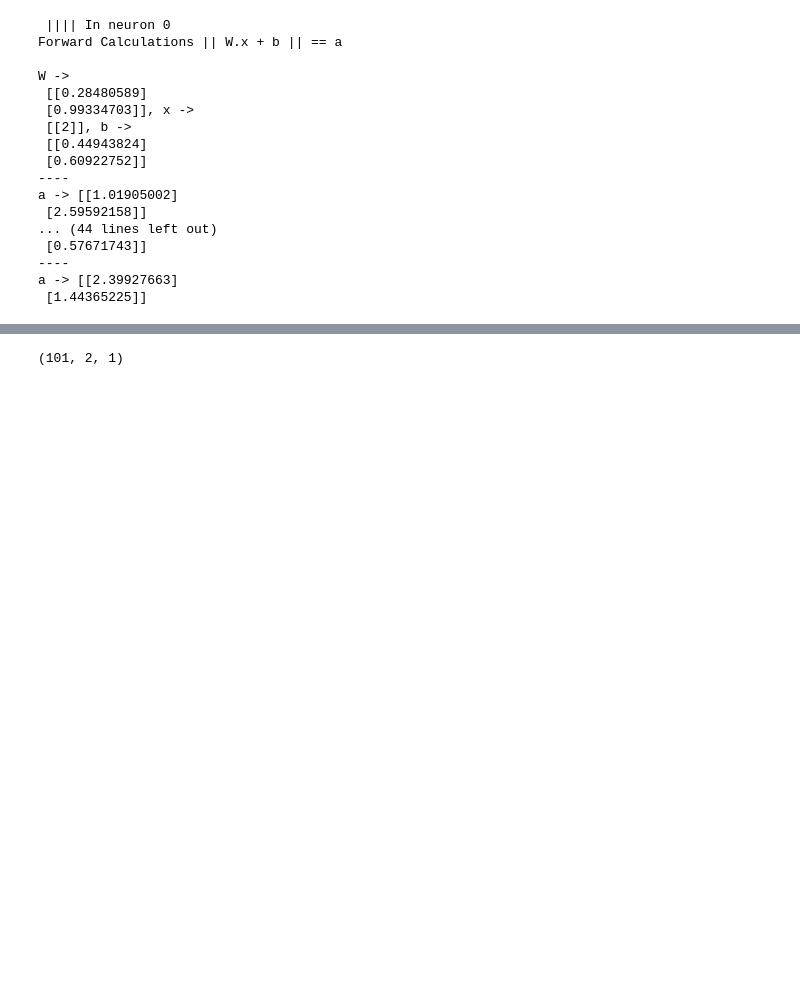
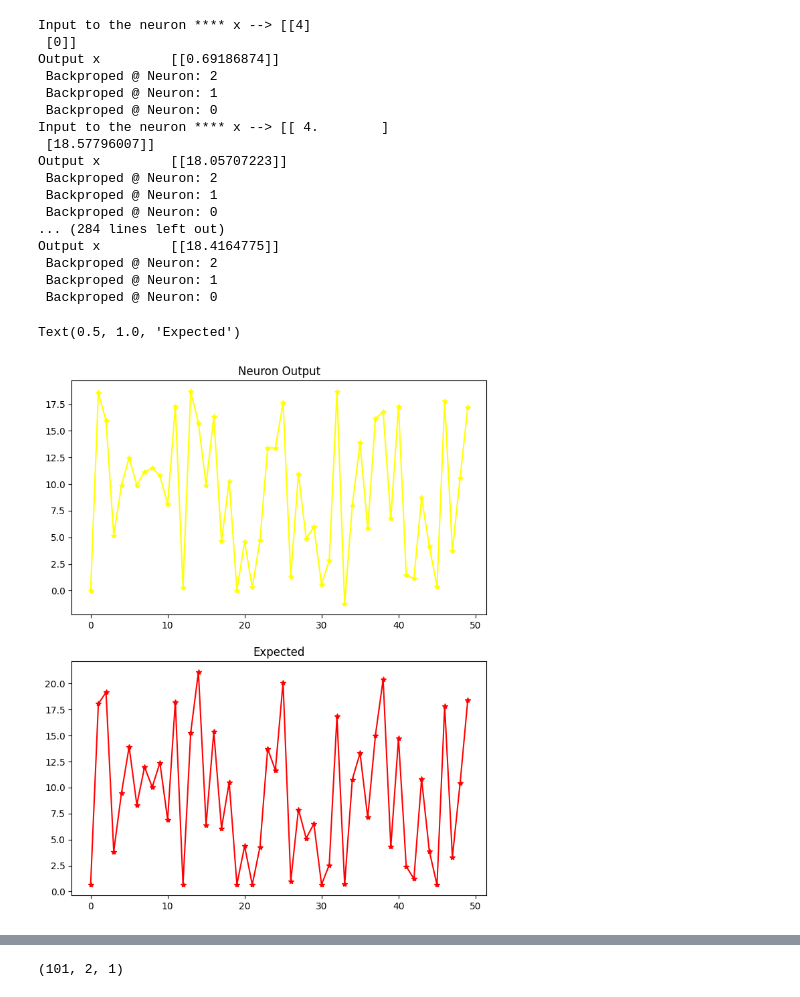
Before and after one commit to EnesErcin/NeuralNetwork_SystemID, a Jupyter notebook: PID_NN_wPY/Act/neuron.ipynb, the cells around one changed output, grey strips where cells are left out. Drawn from its saved outputs; the diff is of its cells as text; code cells hidden in the pictures; blank space fills up the shorter version.

```diff
--- a/PID_NN_wPY/Act/neuron.ipynb
+++ b/PID_NN_wPY/Act/neuron.ipynb
@@ -14,23 +8,57 @@ np.shape(my_layers.layers[-1].x)
-# %%
-data = np.reshape(np.array([2]) , (1,1))
-expected = np.reshape(np.array([2]), (1,1))
-
-err , exp , desired = my_layers.calc_output(data,expected)
-# %% [output]
- |||| In neuron 0
-Forward Calculations || W.x + b || == a
-
-W ->
- [[0.28480589]
- [0.99334703]], x ->
- [[2]], b ->
- [[0.44943824]
- [0.60922752]]
-----
-a -> [[1.01905002]
- [2.59592158]]
-... (44 lines left out)
- [0.57671743]]
-----
-a -> [[2.39927663]
- [1.44365225]]
+# %%
+data_store = []
+expected_store = []
+desired_store = []
+
+
+record_weigths_1 = []
+record_weigths_2 = []
+record_weigths_3 = []
+record_errros = []
+
+
+acc = 0
+for i in range (0,50):
+    num_1 = random.randint(1,10)
+    num_2 = random.randint(1,20)
+
+    data = np.reshape(np.array([num_1,acc])  , (2,1))
+    ref = np.reshape(np.array([acc]), (1,1))
+
+    err , expected , input_data = my_layers.calc_output(data,ref)
+    my_layers.back_prop()
+
+    exp_2 = float(expected[0])
+    acc = 0.43*acc - 0.61*exp_2 + num_2
+    desired_store.append(expected)
+    expected_store.append(ref)
+
+# Create subplots
+fig, axs = plt.subplots(2, 1, figsize=(8, 10))
+# Plot data on each subplot
+axs[0].plot(np.array(expected_store)[:,:,0],color='yellow',marker="*")
+axs[0].set_title('Neuron Output')
+
+axs[0].plot(np.array(desired_store)[:,:,0],color='red',marker="*")
+#axs[1].plot(np.array(desired_store),color='yellow')
+axs[1].set_title('Expected')
+# %% [output]
+Input to the neuron **** x --> [[4]
+ [0]]
+Output x         [[0.69186874]]
+ Backproped @ Neuron: 2
+ Backproped @ Neuron: 1
+ Backproped @ Neuron: 0
+Input to the neuron **** x --> [[ 4.        ]
+ [18.57796007]]
+Output x         [[18.05707223]]
+ Backproped @ Neuron: 2
+ Backproped @ Neuron: 1
+ Backproped @ Neuron: 0
+... (284 lines left out)
+Output x         [[18.4164775]]
+ Backproped @ Neuron: 2
+ Backproped @ Neuron: 1
+ Backproped @ Neuron: 0
+Text(0.5, 1.0, 'Expected')
+[figure, added]
```
Also changed, not shown: parts of 16 cells of this notebook, 6 other files.
